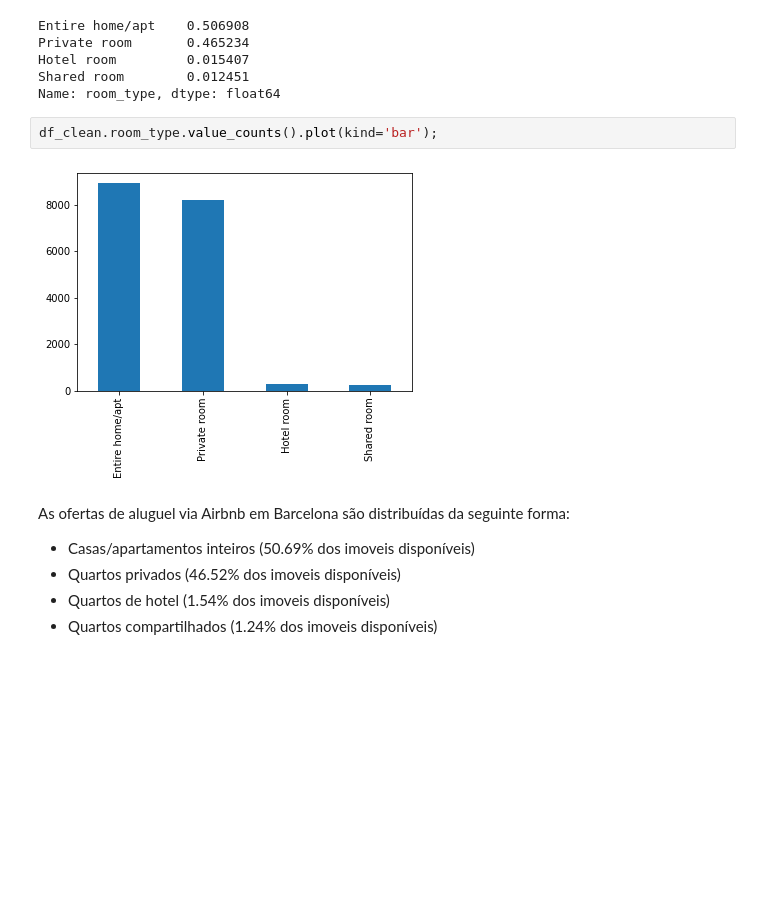
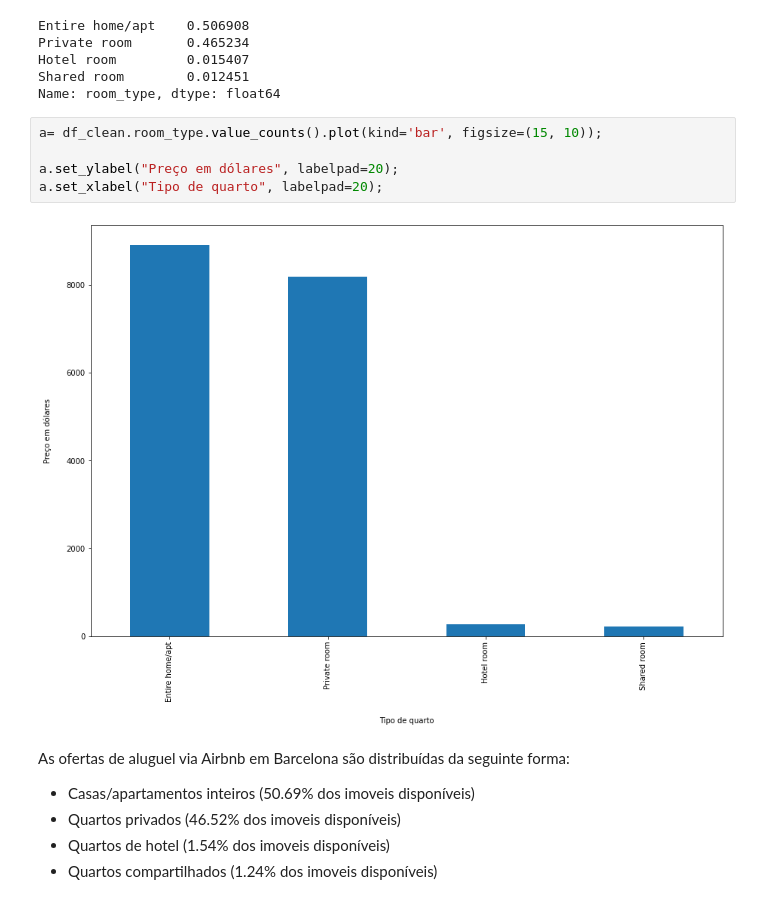
Before and after one commit to henriquepaes1/analiseairbnb, a Jupyter notebook: AirbnbBarcelona.ipynb, the cells around one changed output. Saved outputs shown, nothing was run; the diff lists cells and outputs as text; blank space fills up the shorter version.

```diff
--- a/AirbnbBarcelona.ipynb
+++ b/AirbnbBarcelona.ipynb
@@ -333,10 +333,13 @@ Private room       0.465234
 Hotel room         0.015407
 Shared room        0.012451
 Name: room_type, dtype: float64
-# %%
-df_clean.room_type.value_counts().plot(kind='bar');
-# %% [output]
-[figure, removed]
+# %%
+a= df_clean.room_type.value_counts().plot(kind='bar', figsize=(15, 10));
+
+a.set_ylabel("Preço em dólares", labelpad=20);
+a.set_xlabel("Tipo de quarto", labelpad=20);
+# %% [output]
+[figure, added]
 # %% [markdown]
 As ofertas de aluguel via Airbnb em Barcelona são distribuídas da seguinte forma:
 * Casas/apartamentos inteiros (50.69% dos imoveis disponíveis)
```
Also changed, not shown: parts of 6 cells of this notebook.
